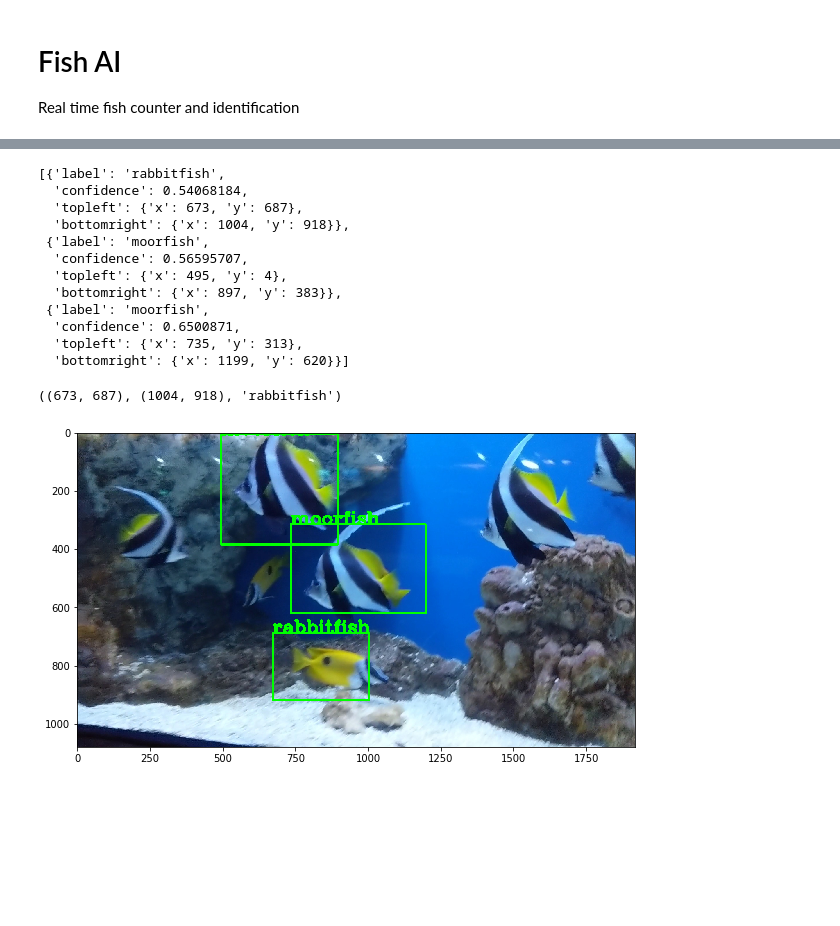
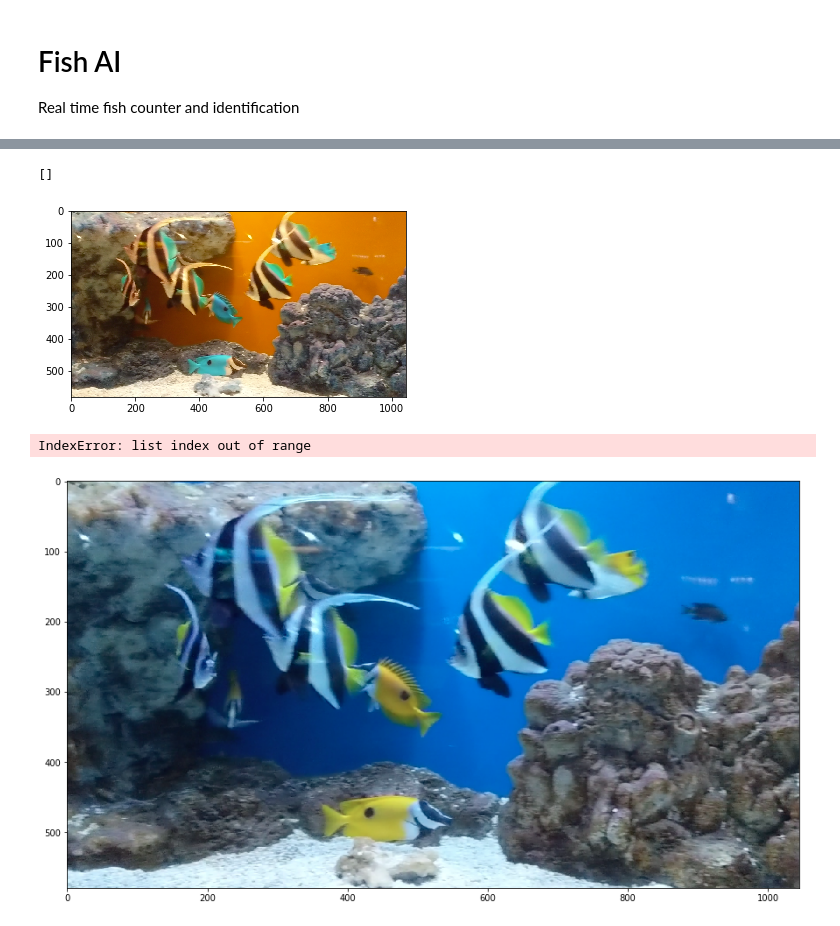
Before and after one commit to PrinceJavier/fish-ai, a Jupyter notebook: fish_ai.model_predict.ipynb, the cells around one changed output, grey strips where cells are left out. Drawn from its saved outputs; the diff is of its cells as text; code cells hidden in the pictures; blank space fills up the shorter version.

```diff
--- a/fish_ai.model_predict.ipynb
+++ b/fish_ai.model_predict.ipynb
@@ -24,8 +14,8 @@ WARNING:tensorflow:From /home/ubuntu/fish-ai/darkflow/net/build.py:19: The name
 # %%
 options = {
-    'model': 'cfg/tiny-yolo-voc-3c.cfg',
+    'model': 'cfg/tiny-yolo-voc-5c.cfg',
 #     'load': 'bin/tiny-yolo-voc.weights',
-    'load': 900,
+    'load': 400,
     'thresh': 0.2,
     'gpu': 0
 }
@@ -72,20 +62,11 @@ test/images/fish-vid-01-0345.jpg  test/images/fish-vid-01-0379.jpg
 # %%
-img = cv2.imread('test/images/fish-vid-01-0324.jpg', cv2.IMREAD_COLOR)
+img = cv2.imread('test/images/fish_test.png', cv2.IMREAD_COLOR)
+plt.imshow(img)
 result = tfnet.return_predict(img)
 result
 # %% [output]
-[{'label': 'rabbitfish',
-  'confidence': 0.54068184,
-  'topleft': {'x': 673, 'y': 687},
-  'bottomright': {'x': 1004, 'y': 918}},
- {'label': 'moorfish',
-  'confidence': 0.56595707,
-  'topleft': {'x': 495, 'y': 4},
-  'bottomright': {'x': 897, 'y': 383}},
- {'label': 'moorfish',
-  'confidence': 0.6500871,
-  'topleft': {'x': 735, 'y': 313},
-  'bottomright': {'x': 1199, 'y': 620}}]
+[]
+[figure, added]
 # %%
 tl = (result[0]['topleft']['x'], result[0]['topleft']['y'])
 br = (result[0]['bottomright']['x'], result[0]['bottomright']['y'])
@@ -93,23 +74,23 @@ label = result[0]['label']
 
 tl, br, label
 # %% [output]
-((673, 687), (1004, 918), 'rabbitfish')
+IndexError: list index out of range
 # %%
 img2 = img
 
 for i in range(len(result)):
     tl = (result[i]['topleft']['x'], result[i]['topleft']['y'])
     br = (result[i]['bottomright']['x'], result[i]['bottomright']['y'])
     label = result[i]['label']
 
-    img2 = cv2.rectangle(img2, tl, br, (0, 255, 0), 5)
-    img2 = cv2.cvtColor(img2, cv2.COLOR_BGR2RGB)
+    img2 = cv2.rectangle(img2, tl, br, (0, 255, 0), 2)
 
-    img2 = cv2.putText(img2, label, tl, fontFace = cv2.FONT_HERSHEY_COMPLEX,
-                   fontScale = 2, color = (0, 255, 0), thickness=8)
+#     img2 = cv2.putText(img2, label, tl, fontFace = cv2.FONT_HERSHEY_COMPLEX,
+#                    fontScale = 0.1, color = (0, 255, 0), thickness=8)
 
-plt.figure(figsize=(10, 10))
+img2 = cv2.cvtColor(img2, cv2.COLOR_BGR2RGB)
+plt.figure(figsize=(15, 15))
 plt.imshow(img2)
 plt.show()
 # %% [output]
-[figure, old version]
+[figure, new version]
```
Also changed, not shown: parts of 3 cells of this notebook, 1 other file.
